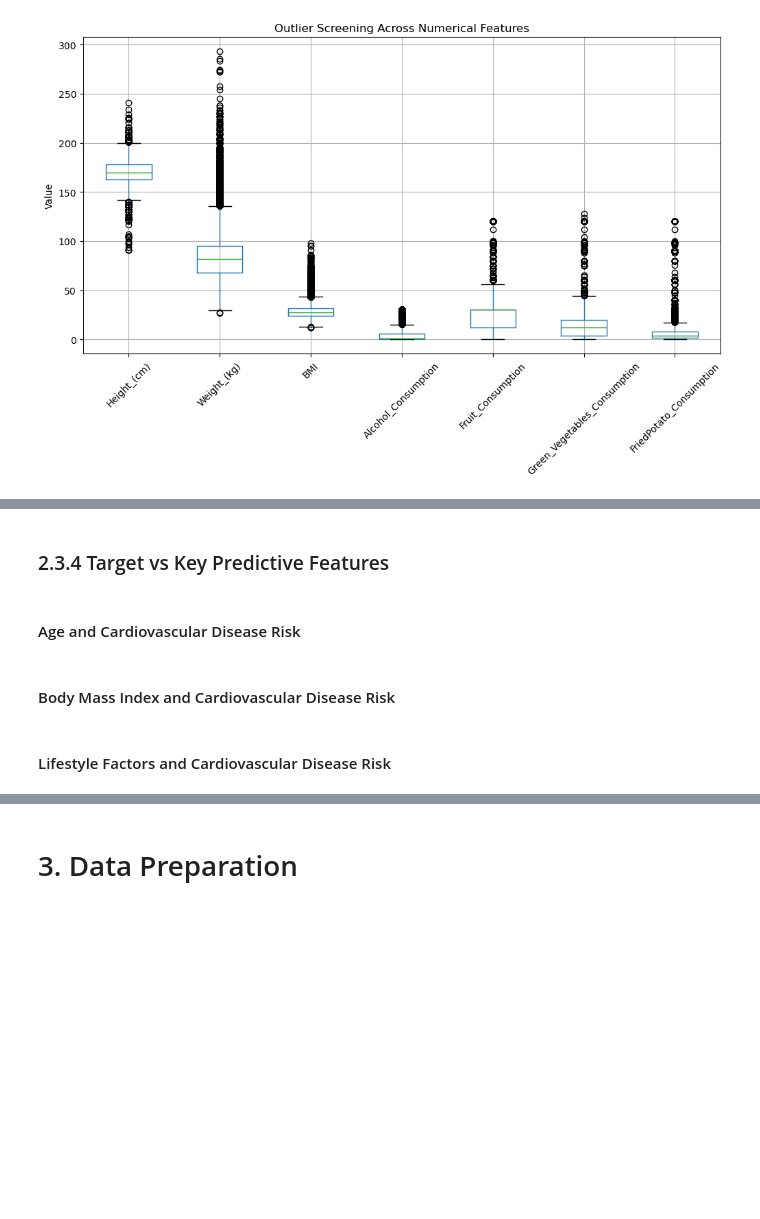
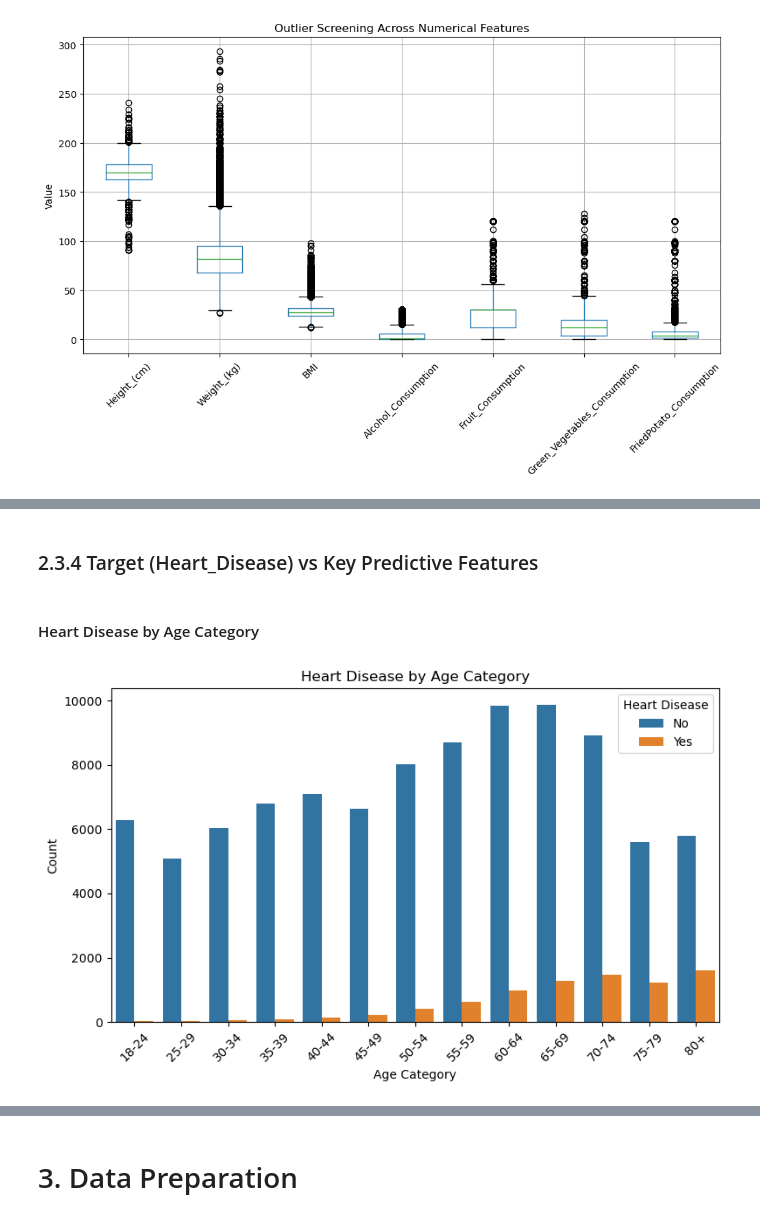
Before and after one commit to Jared-Tenebris/mldp-jared, a Jupyter notebook: cardiovascular_health.ipynb, the cells around one changed output, grey strips where cells are left out. Cells and saved outputs as stored; diff of their text form; code cells hidden in the pictures; blank space fills up the shorter version.

```diff
--- a/cardiovascular_health.ipynb
+++ b/cardiovascular_health.ipynb
@@ -300,10 +300,29 @@ Given the binary nature of the target variable(Heart_Disease), **logistic regres
 
 ![image.png](attachment:image.png)
 # %% [markdown]
-### 2.3.4 Target vs Key Predictive Features
+### 2.3.4 Target (Heart_Disease) vs Key Predictive Features
-# %% [markdown]
-#### Age and Cardiovascular Disease Risk
-# %% [markdown]
-#### Body Mass Index and Cardiovascular Disease Risk
-# %% [markdown]
-#### Lifestyle Factors and Cardiovascular Disease Risk
+# %% [markdown]
+#### Heart Disease by Age Category
+# %%
+## Countplot of Heart Disease vs Age Category
+plt.figure(figsize=(8,5))
+## Countplot
+sns.countplot(
+    x='Age_Category',
+    hue='Heart_Disease',
+    data=df,
+    order=[   ## Age Category sorted in ascending order
+        '18-24','25-29','30-34','35-39','40-44','45-49',
+        '50-54','55-59','60-64','65-69','70-74','75-79','80+'
+    ]
+)
+
+plt.title('Heart Disease by Age Category')
+plt.xlabel('Age Category')
+plt.ylabel('Count')
+plt.xticks(rotation=45)
+plt.legend(title='Heart Disease')
+plt.tight_layout()
+plt.show()
+# %% [output]
+[figure, added]
```
Also changed, not shown: parts of 18 cells of this notebook.
